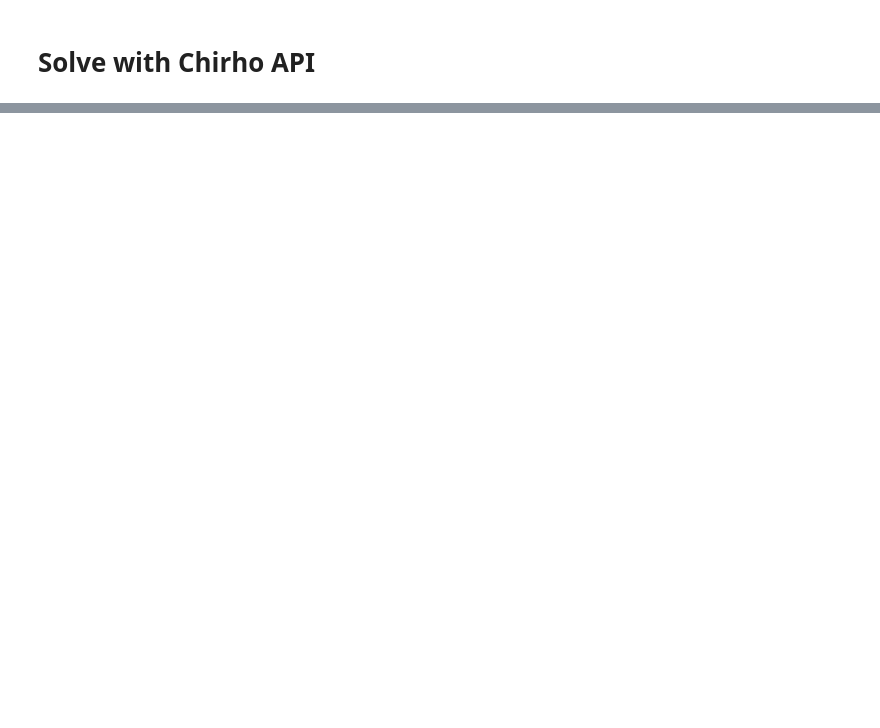
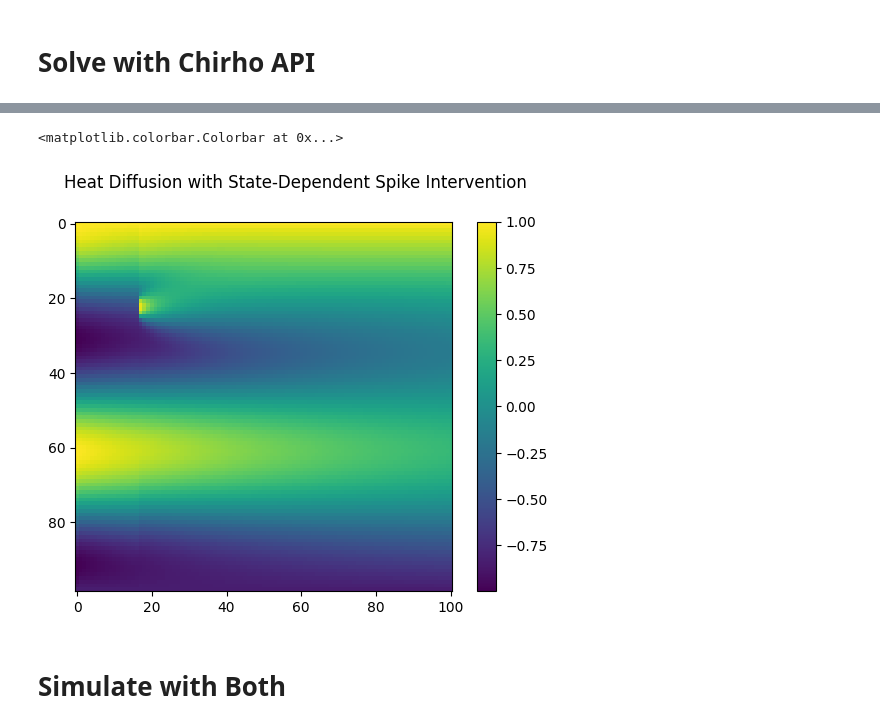
Before and after one commit to BasisResearch/chirho_diffeqpy, a Jupyter notebook: scratch/mol_notebook.ipynb, the cells around one changed output, grey strips where cells are left out. Drawn from its saved outputs; the diff is of its cells as text; code cells hidden in the pictures; blank space fills up the shorter version.

```diff
--- a/scratch/mol_notebook.ipynb
+++ b/scratch/mol_notebook.ipynb
@@ -165,0 +194,9 @@ torch.Size([99, 101])
+# %%
+plt.imshow(lt_dynamic.trajectory['u'].detach())
+plt.suptitle('Heat Diffusion with State-Dependent Spike Intervention')
+plt.colorbar()
+# %% [output]
+<matplotlib.colorbar.Colorbar at 0x...>
+[figure, added]
+# %% [markdown]
+# Simulate with Both
```
Also changed, not shown: parts of 31 cells of this notebook, 2 other files.
